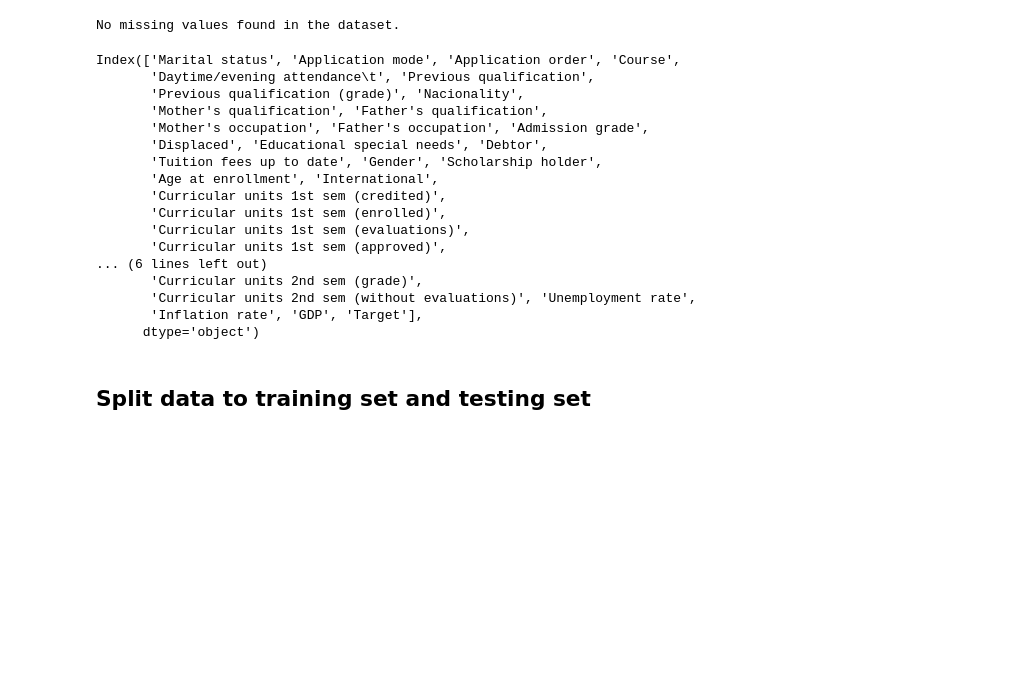
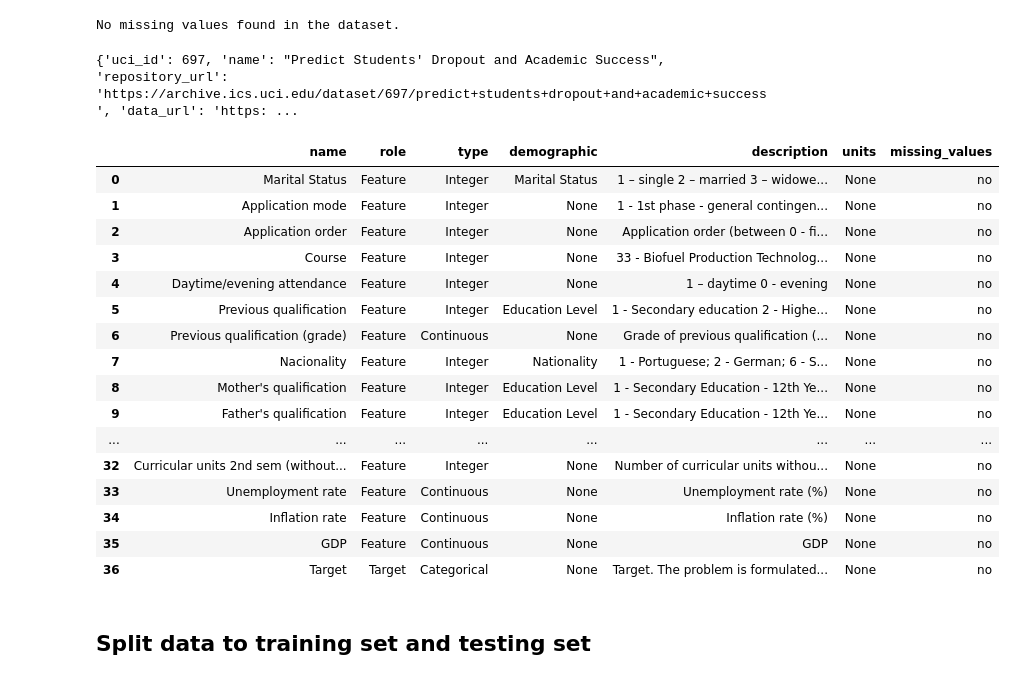
Before and after one commit to ryanh888/ECS171_FinalProject, a Jupyter notebook: final_project.ipynb, the cells around one changed output. Saved outputs shown, nothing was run; the diff lists cells and outputs as text; code cells hidden in the pictures; blank space fills up the shorter version.

```diff
--- a/final_project.ipynb
+++ b/final_project.ipynb
@@ -33,26 +33,40 @@ else:
     print("\nNo missing values found in the dataset.")
 # %% [output]
 No missing values found in the dataset.
-# %%
-dataset.columns
-# %% [output]
-Index(['Marital status', 'Application mode', 'Application order', 'Course',
-       'Daytime/evening attendance\t', 'Previous qualification',
-       'Previous qualification (grade)', 'Nacionality',
-       'Mother's qualification', 'Father's qualification',
-       'Mother's occupation', 'Father's occupation', 'Admission grade',
-       'Displaced', 'Educational special needs', 'Debtor',
-       'Tuition fees up to date', 'Gender', 'Scholarship holder',
-       'Age at enrollment', 'International',
-       'Curricular units 1st sem (credited)',
-       'Curricular units 1st sem (enrolled)',
-       'Curricular units 1st sem (evaluations)',
-       'Curricular units 1st sem (approved)',
-... (6 lines left out)
-       'Curricular units 2nd sem (grade)',
-       'Curricular units 2nd sem (without evaluations)', 'Unemployment rate',
-       'Inflation rate', 'GDP', 'Target'],
-      dtype='object')
+# %%
+from ucimlrepo import fetch_ucirepo
+
+# fetch dataset
+predict_students_dropout_and_academic_success = fetch_ucirepo(id=697)
+
+# data (as pandas dataframes)
+X_2 = predict_students_dropout_and_academic_success.data.features
+y_2 = predict_students_dropout_and_academic_success.data.targets
+
+# metadata
+print(predict_students_dropout_and_academic_success.metadata)
+
+# variable information
+display(predict_students_dropout_and_academic_success.variables)
+# %% [output]
+{'uci_id': 697, 'name': "Predict Students' Dropout and Academic Success", 'repository_url': 'https://archive.ics.uci.edu/dataset/697/predict+students+dropout+and+academic+success', 'data_url': 'https: ...
+|  | name | role | type | demographic | description | units | missing_values |
+| 0 | Marital Status | Feature | Integer | Marital Status | 1 – single 2 – married 3 – widowe... | None | no |
+| 1 | Application mode | Feature | Integer | None | 1 - 1st phase - general contingen... | None | no |
+| 2 | Application order | Feature | Integer | None | Application order (between 0 - fi... | None | no |
+| 3 | Course | Feature | Integer | None | 33 - Biofuel Production Technolog... | None | no |
+| 4 | Daytime/evening attendance | Feature | Integer | None | 1 – daytime 0 - evening | None | no |
+| 5 | Previous qualification | Feature | Integer | Education Level | 1 - Secondary education 2 - Highe... | None | no |
+| 6 | Previous qualification (grade) | Feature | Continuous | None | Grade of previous qualification (... | None | no |
+| 7 | Nacionality | Feature | Integer | Nationality | 1 - Portuguese; 2 - German; 6 - S... | None | no |
+| 8 | Mother's qualification | Feature | Integer | Education Level | 1 - Secondary Education - 12th Ye... | None | no |
+| 9 | Father's qualification | Feature | Integer | Education Level | 1 - Secondary Education - 12th Ye... | None | no |
+| ... | ... | ... | ... | ... | ... | ... | ... |
+| 32 | Curricular units 2nd sem (without... | Feature | Integer | None | Number of curricular units withou... | None | no |
+| 33 | Unemployment rate | Feature | Continuous | None | Unemployment rate (%) | None | no |
+| 34 | Inflation rate | Feature | Continuous | None | Inflation rate (%) | None | no |
+| 35 | GDP | Feature | Continuous | None | GDP | None | no |
+| 36 | Target | Target | Categorical | None | Target. The problem is formulated... | None | no |
 # %% [markdown]
 ## Split data to training set and testing set
 # %%
```
Also changed, not shown: parts of 10 cells of this notebook.
